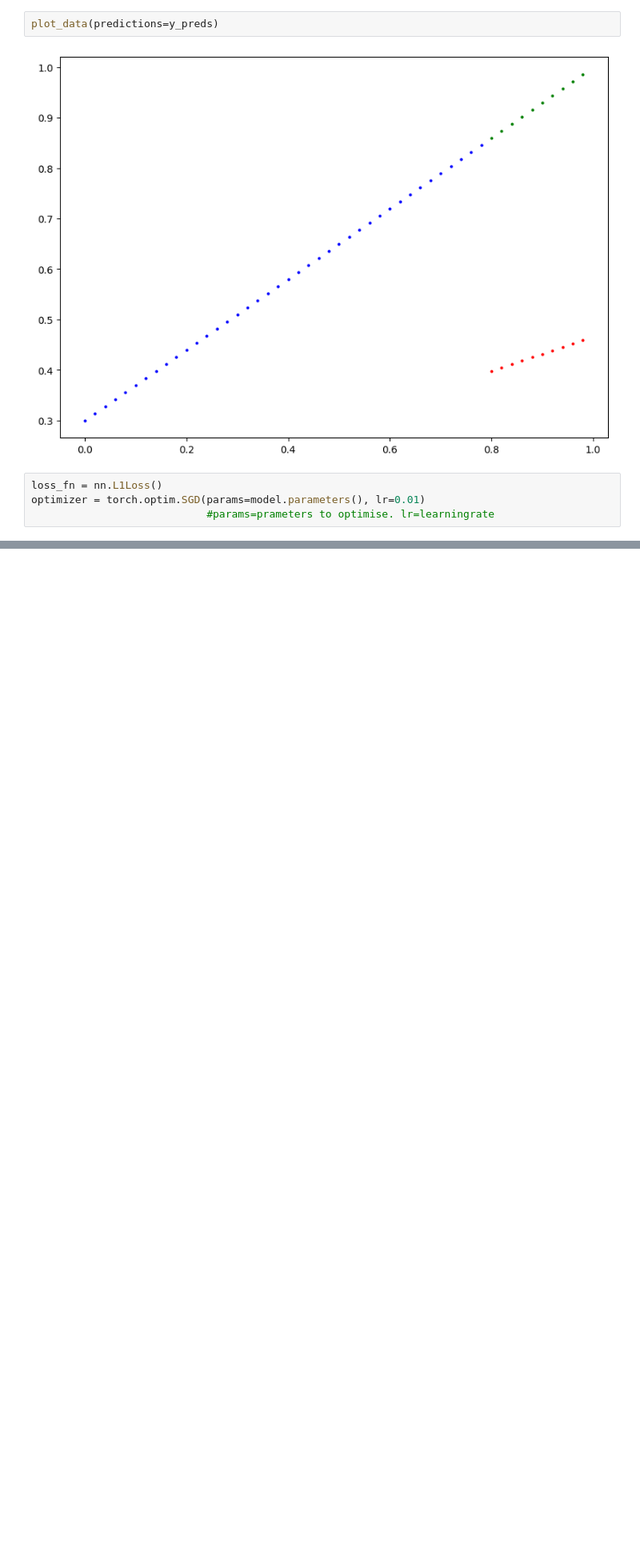
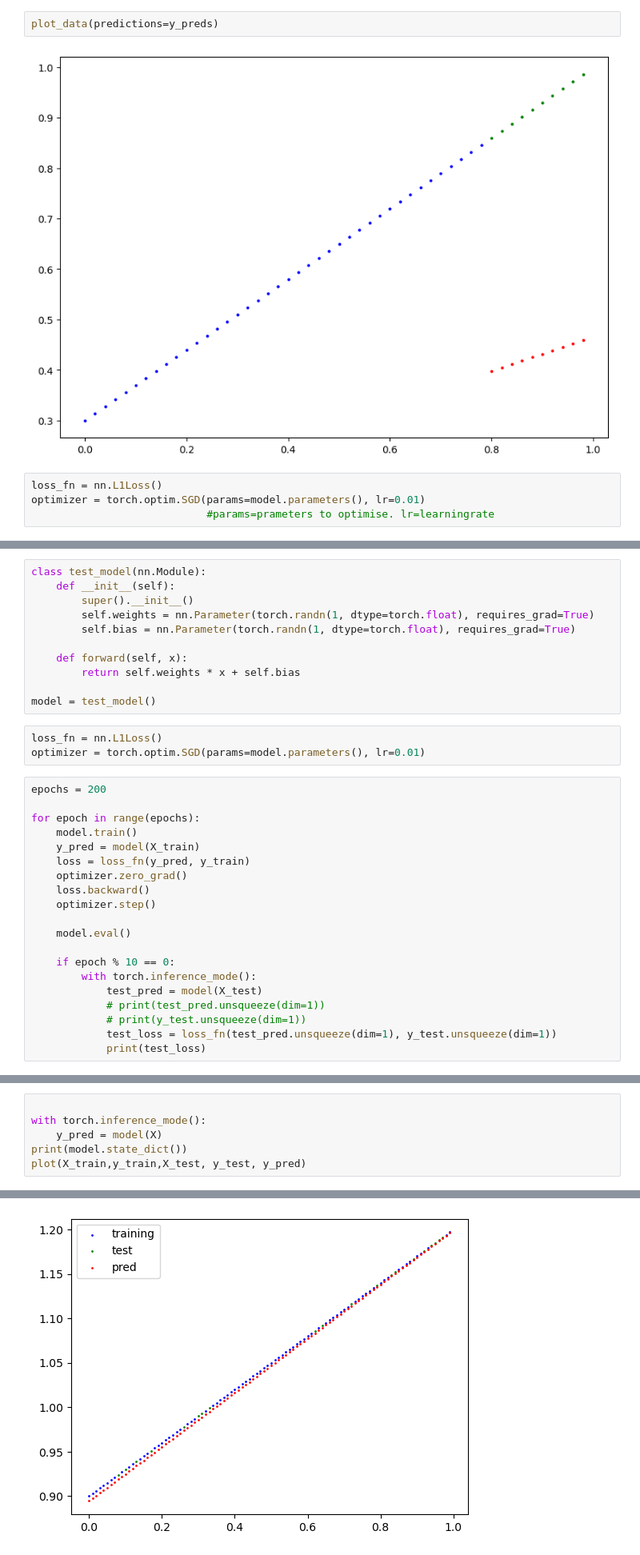
Before and after one commit to shrEkt101/chess, a Jupyter notebook: chess engine/pytorch experiments.ipynb, the cells around one changed output, grey strips where cells are left out. Shown at 80% size. Saved outputs shown, nothing was run; the diff lists cells and outputs as text; blank space fills up the shorter version.

```diff
--- a/chess engine/pytorch experiments.ipynb
+++ b/chess engine/pytorch experiments.ipynb
@@ -225,0 +270,34 @@ OrderedDict([('weights', tensor([0.6990])), ('bias', tensor([0.3093]))])
+# %%
+class test_model(nn.Module):
+    def __init__(self):
+        super().__init__()
+        self.weights = nn.Parameter(torch.randn(1, dtype=torch.float), requires_grad=True)
+        self.bias = nn.Parameter(torch.randn(1, dtype=torch.float), requires_grad=True)
+
+    def forward(self, x):
+        return self.weights * x + self.bias
+
+model = test_model()
+# %%
+loss_fn = nn.L1Loss()
+optimizer = torch.optim.SGD(params=model.parameters(), lr=0.01)
+# %%
+epochs = 200
+
+for epoch in range(epochs):
+    model.train()
+    y_pred = model(X_train)
+    loss = loss_fn(y_pred, y_train)
+    optimizer.zero_grad()
+    loss.backward()
+    optimizer.step()
+
+    model.eval()
+
+    if epoch % 10 == 0:
+        with torch.inference_mode():
+            test_pred = model(X_test)
+            # print(test_pred.unsqueeze(dim=1))
+            # print(y_test.unsqueeze(dim=1))
+            test_loss = loss_fn(test_pred.unsqueeze(dim=1), y_test.unsqueeze(dim=1))
+            print(test_loss)
@@ -225,0 +325,7 @@ OrderedDict([('weights', tensor([0.6990])), ('bias', tensor([0.3093]))])
+# %%
+
+with torch.inference_mode():
+    y_pred = model(X)
+print(model.state_dict())
+plot(X_train,y_train,X_test, y_test, y_pred)
+# %% [output]
@@ -225,0 +333 @@ OrderedDict([('weights', tensor([0.6990])), ('bias', tensor([0.3093]))])
+[figure, added]
```
Also changed, not shown: parts of 14 cells of this notebook, 2 other files.
